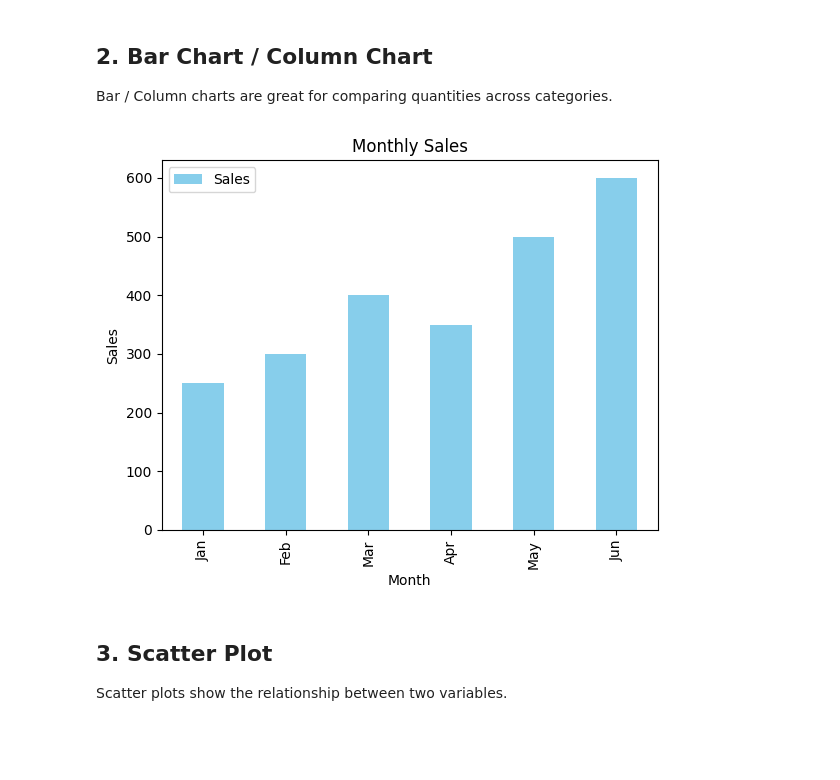
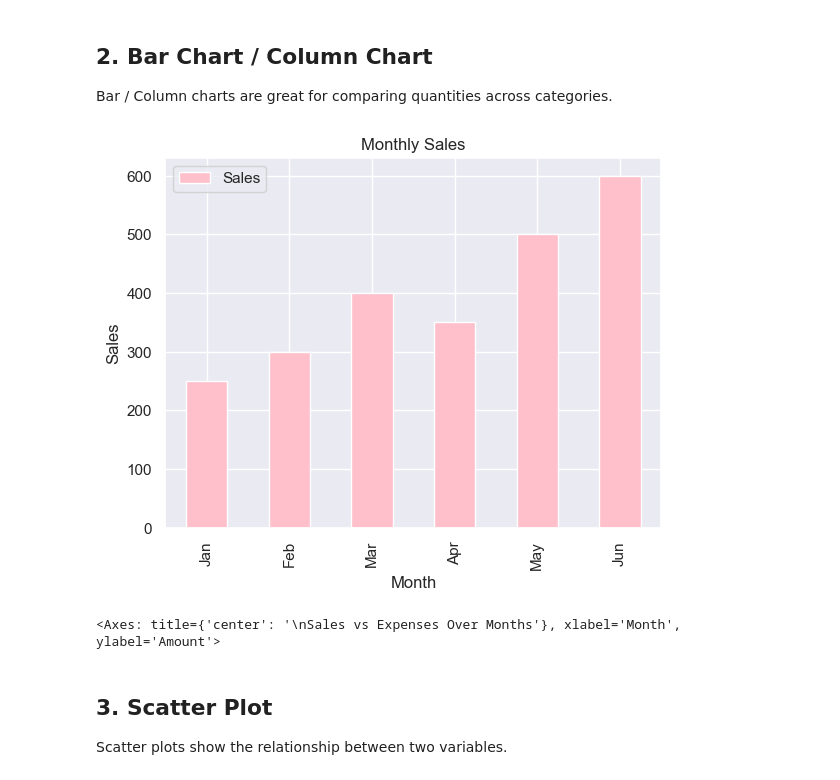
Before and after one commit to dani-aranha/BZIA_VM, a Jupyter notebook: Python/pandas_visualization_tutorial.ipynb, the cells around one changed output. Cells and saved outputs as stored; diff of their text form; code cells hidden in the pictures; blank space fills up the shorter version.

```diff
--- a/Python/pandas_visualization_tutorial.ipynb
+++ b/Python/pandas_visualization_tutorial.ipynb
@@ -48,0 +49,28 @@ plt.show()
+# %%
+
+import seaborn as sns
+import matplotlib.pyplot as plt
+
+# If df currently has columns: Month, Sales, Expenses
+# Reshape to long format for seaborn
+df_long = df.melt(id_vars='Month', value_vars=['Sales', 'Expenses'],
+                  var_name='Metric', value_name='Amount')
+
+# Optional: set seaborn style
+sns.set(style='whitegrid')
+
+# Create the plot with seaborn
+plt.figure(figsize=(10, 6))
+ax = sns.lineplot(data=df_long, x='Month', y='Amount', hue='Metric', marker='o')
+
+# Use pyplot for labels and title
+plt.title('Sales vs Expenses Over Months')
+plt.xlabel('Month')
+plt.ylabel('Amount')
+
+# Optional: improve x-tick readability (especially if Month are strings)
+plt.xticks(rotation=45)
+
+# Optional: tweak legend title (Seaborn sets it from 'hue')
+ax.legend(title='')
+plt.tight_layout()
@@ -52,11 +162,15 @@ plt.show()
 Bar / Column charts are great for comparing quantities across categories.
 # %%
 # Plot Sales as a bar chart
-df.plot(x='Month', y='Sales', kind='bar', color='skyblue', title='Monthly Sales')
+df.plot(x='Month', y='Sales', kind='bar', color='pink', title='Monthly Sales')
 plt.ylabel('Sales')
 plt.show()
 # %% [output]
-[figure, old version]
+[figure, new version]
+# %%
+ax
+# %% [output]
+<Axes: title={'center': '\nSales vs Expenses Over Months'}, xlabel='Month', ylabel='Amount'>
 # %% [markdown]
 ## 3. Scatter Plot
 
```
Also changed, not shown: parts of 10 cells of this notebook, 3 other files.
